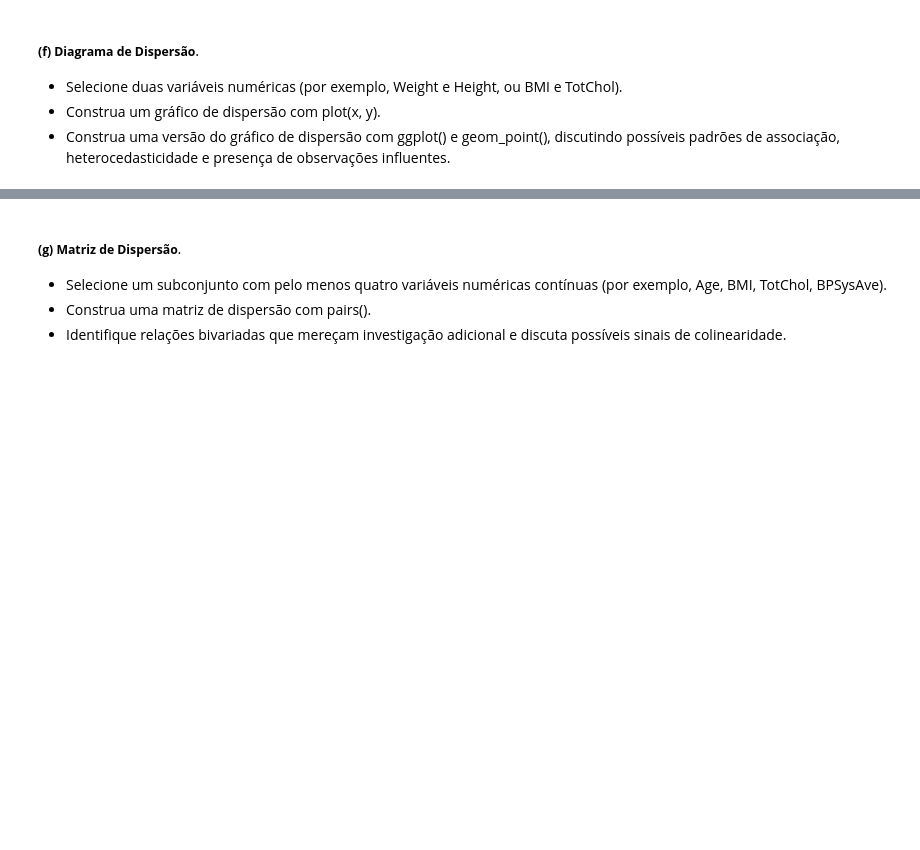
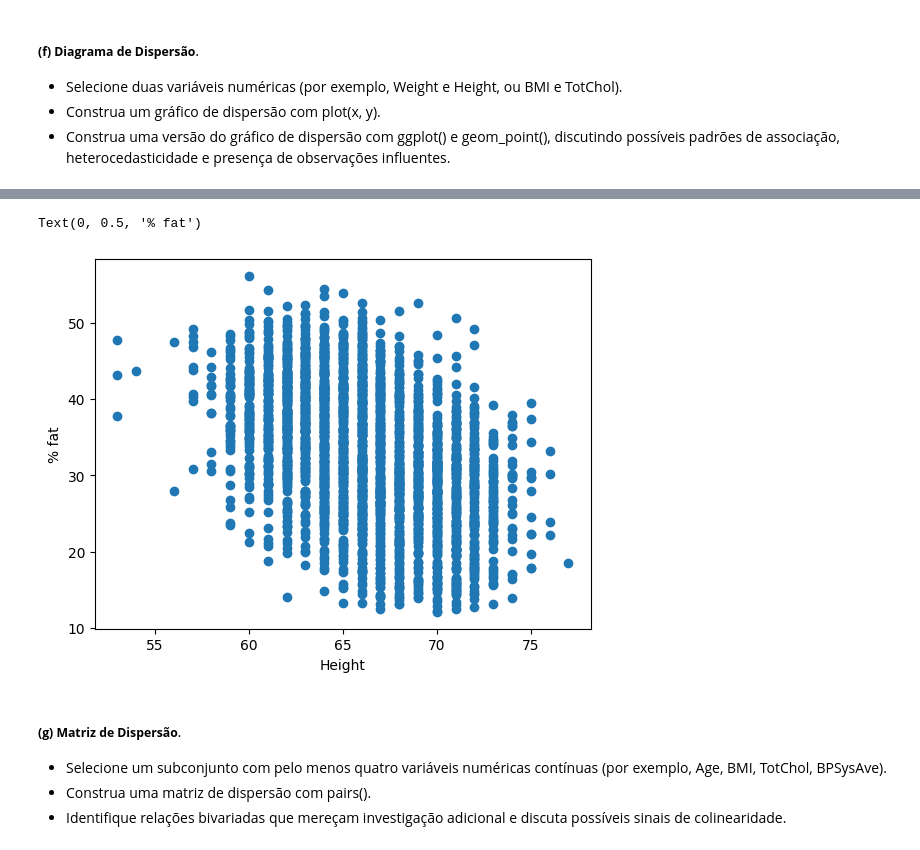
Before and after one commit to Racciatti/aprendizado_supervisionado, a Jupyter notebook: Code/EDA.ipynb, the cells around one changed output, grey strips where cells are left out. Drawn from its saved outputs; the diff is of its cells as text; code cells hidden in the pictures; blank space fills up the shorter version.

```diff
--- a/Code/EDA.ipynb
+++ b/Code/EDA.ipynb
@@ -1336,3 +1375,13 @@ plt.bar(new_frequency_df['MaritalStatus'], height=new_frequency_df['count'])
+# %%
+scatter_df = scatter_df[scatter_df['CurrentSelfreportedHeightInches'] < 100]
+# %%
+from matplotlib import pyplot as plt
+plt.scatter(scatter_df['CurrentSelfreportedHeightInches'], scatter_df['TotalPercentFat'])
+plt.xlabel('Height')
+plt.ylabel(r'% fat')
+# %% [output]
+Text(0, 0.5, '% fat')
+[figure, added]
 # %% [markdown]
 
 ##### **(g) Matriz de Dispersão**.
```
Also changed, not shown: parts of 4 cells of this notebook.
